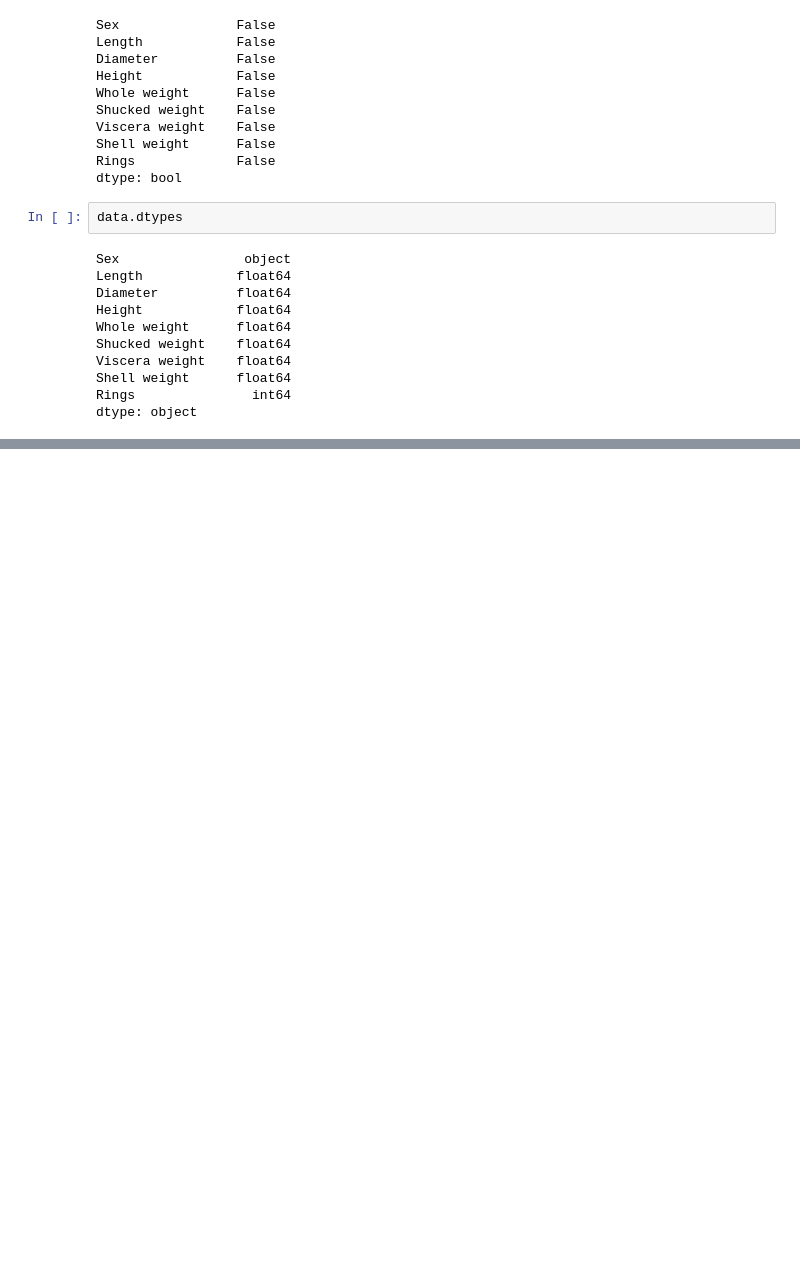
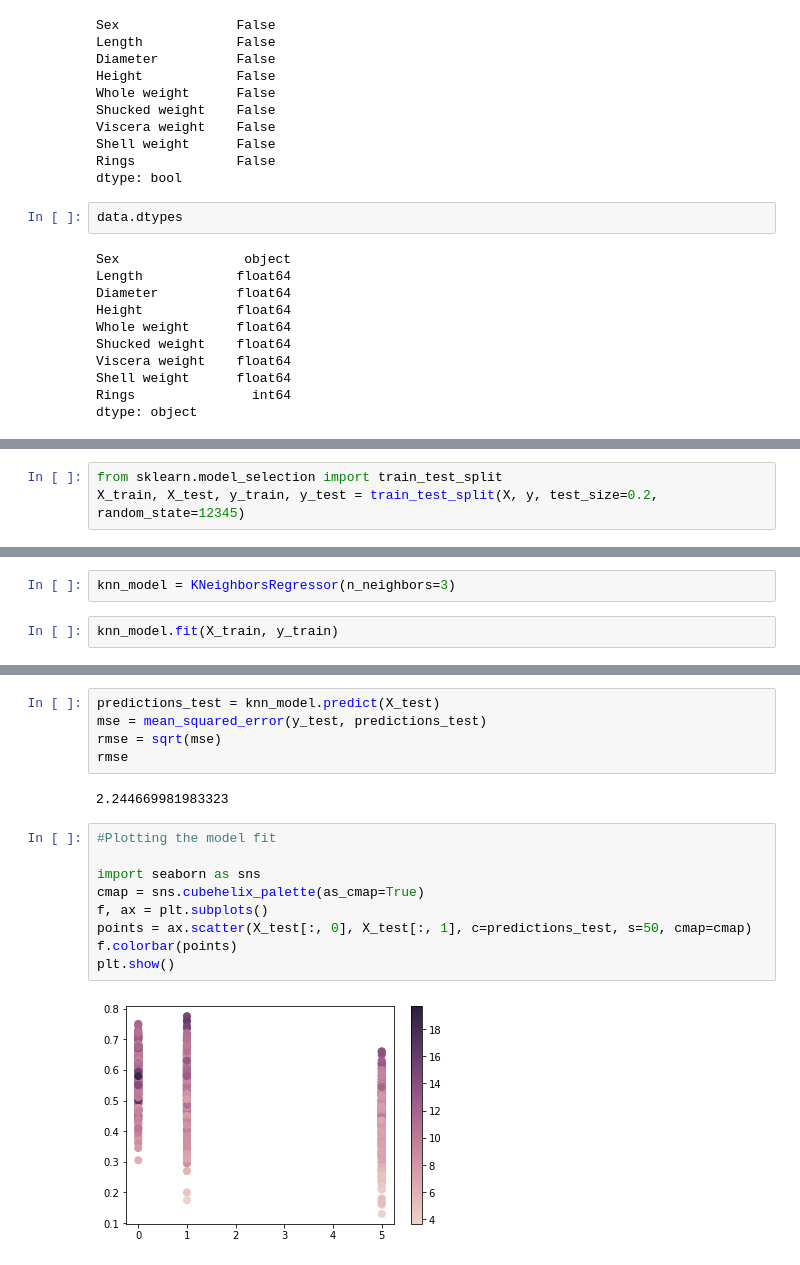
Before and after one commit to mekalyan26/ML_Algorithms_Python, a Jupyter notebook: KNN.ipynb, the cells around one changed output, grey strips where cells are left out. Cells and saved outputs as stored; diff of their text form; blank space fills up the shorter version.

```diff
--- a/KNN.ipynb
+++ b/KNN.ipynb
@@ -55,0 +142,3 @@ dtype: object
+# %%
+from sklearn.model_selection import train_test_split
+X_train, X_test, y_train, y_test = train_test_split(X, y, test_size=0.2, random_state=12345)
@@ -55,0 +151,4 @@ dtype: object
+# %%
+knn_model = KNeighborsRegressor(n_neighbors=3)
+# %%
+knn_model.fit(X_train, y_train)
@@ -55,0 +166,18 @@ dtype: object
+# %%
+predictions_test = knn_model.predict(X_test)
+mse = mean_squared_error(y_test, predictions_test)
+rmse = sqrt(mse)
+rmse
+# %% [output]
+2.244669981983323
+# %%
+#Plotting the model fit
+
+import seaborn as sns
+cmap = sns.cubehelix_palette(as_cmap=True)
+f, ax = plt.subplots()
+points = ax.scatter(X_test[:, 0], X_test[:, 1], c=predictions_test, s=50, cmap=cmap)
+f.colorbar(points)
+plt.show()
+# %% [output]
+[figure, added]
```
Also changed, not shown: parts of 19 cells of this notebook.
